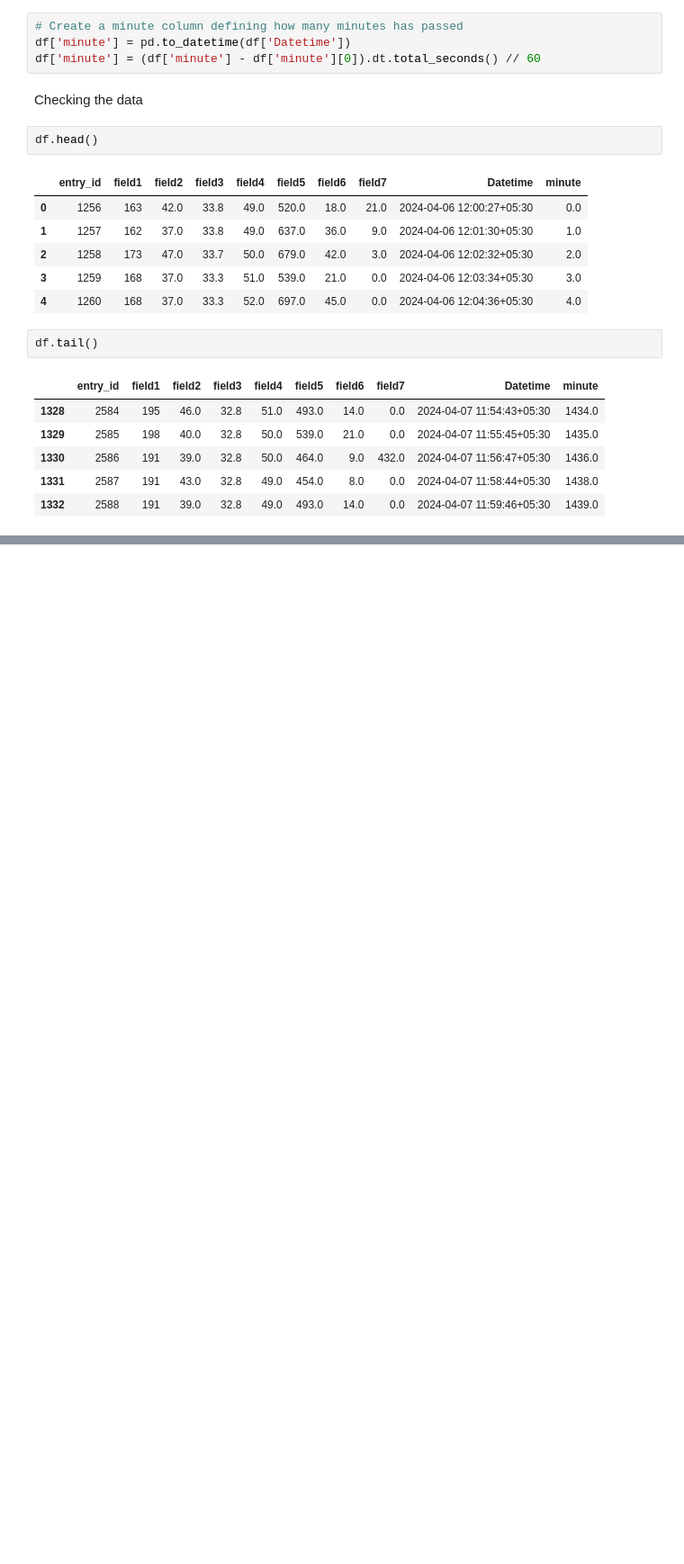
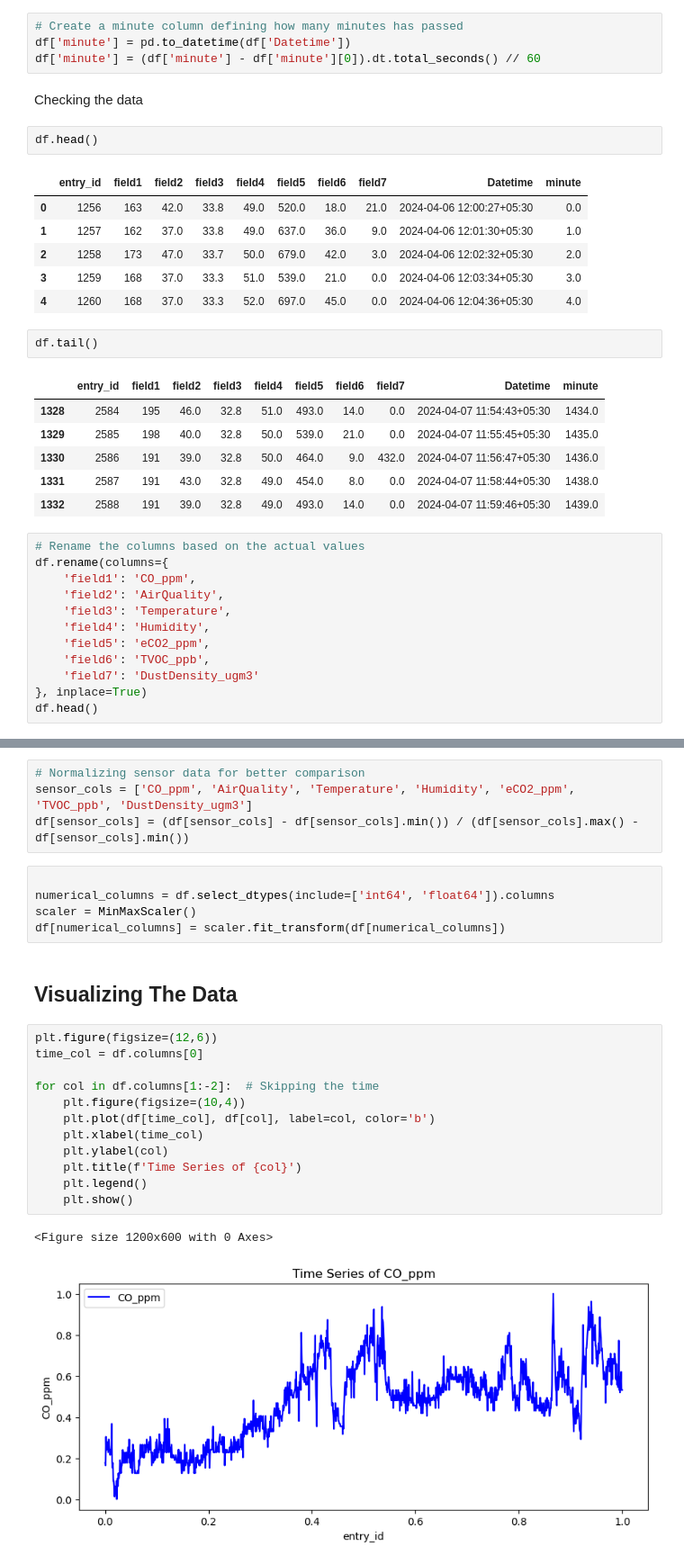
Before and after one commit to zacharyartman/aai530-group1, a Jupyter notebook: main.ipynb, the cells around one changed output, grey strips where cells are left out. Shown at 90% size. Drawn from its saved outputs; the diff is of its cells as text; blank space fills up the shorter version.

```diff
--- a/main.ipynb
+++ b/main.ipynb
@@ -120,3 +123,15 @@ df.tail()
 | 1330 | 2586 | 191 | 39.0 | 32.8 | 50.0 | 464.0 | 9.0 | 432.0 | 2024-04-07 11:56:47+05:30 | 1436.0 |
 | 1331 | 2587 | 191 | 43.0 | 32.8 | 49.0 | 454.0 | 8.0 | 0.0 | 2024-04-07 11:58:44+05:30 | 1438.0 |
 | 1332 | 2588 | 191 | 39.0 | 32.8 | 49.0 | 493.0 | 14.0 | 0.0 | 2024-04-07 11:59:46+05:30 | 1439.0 |
+# %%
+# Rename the columns based on the actual values
+df.rename(columns={
+    'field1': 'CO_ppm',
+    'field2': 'AirQuality',
+    'field3': 'Temperature',
+    'field4': 'Humidity',
+    'field5': 'eCO2_ppm',
+    'field6': 'TVOC_ppb',
+    'field7': 'DustDensity_ugm3'
+}, inplace=True)
+df.head()
@@ -122,0 +162,26 @@ df.tail()
+# %%
+# Normalizing sensor data for better comparison
+sensor_cols = ['CO_ppm', 'AirQuality', 'Temperature', 'Humidity', 'eCO2_ppm', 'TVOC_ppb', 'DustDensity_ugm3']
+df[sensor_cols] = (df[sensor_cols] - df[sensor_cols].min()) / (df[sensor_cols].max() - df[sensor_cols].min())
+# %%
+
+numerical_columns = df.select_dtypes(include=['int64', 'float64']).columns
+scaler = MinMaxScaler()
+df[numerical_columns] = scaler.fit_transform(df[numerical_columns])
+# %% [markdown]
+## Visualizing The Data
+# %%
+plt.figure(figsize=(12,6))
+time_col = df.columns[0]
+
+for col in df.columns[1:-2]:  # Skipping the time
+    plt.figure(figsize=(10,4))
+    plt.plot(df[time_col], df[col], label=col, color='b')
+    plt.xlabel(time_col)
+    plt.ylabel(col)
+    plt.title(f'Time Series of {col}')
+    plt.legend()
+    plt.show()
+# %% [output]
+<Figure size 1200x600 with 0 Axes>
+[figure, added]
```
Also changed, not shown: parts of 5 cells of this notebook.
